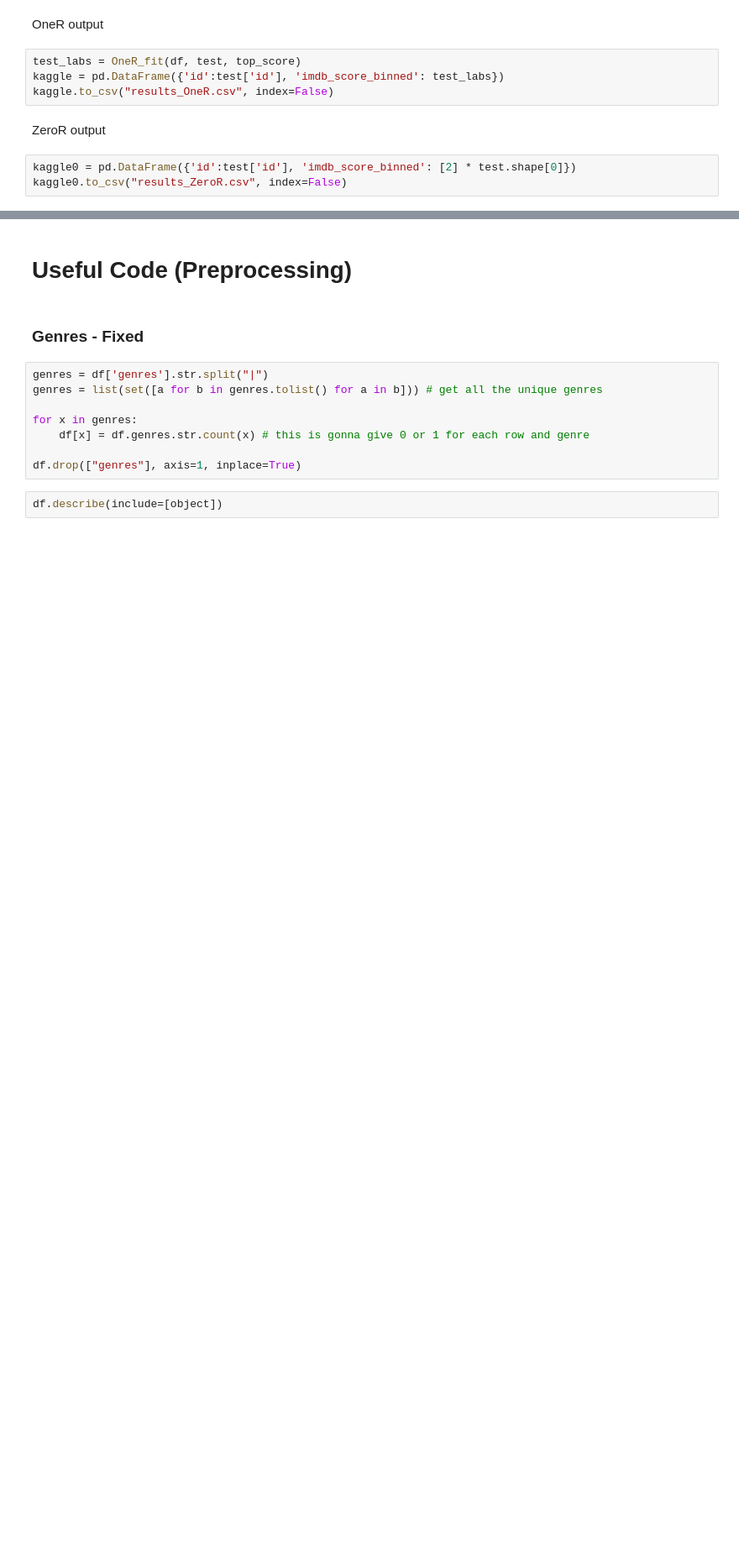
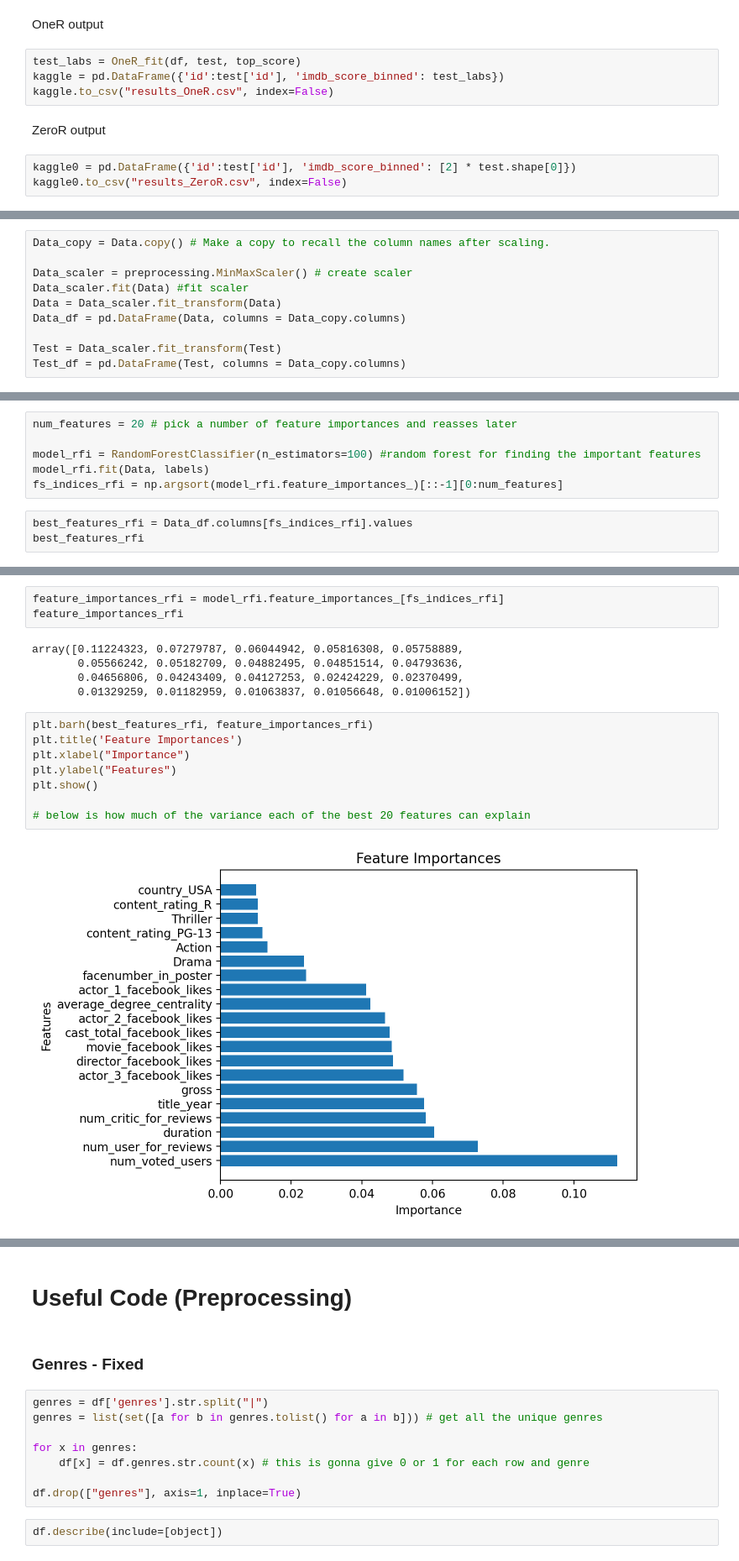
Before and after one commit to dithintheafternoon/ass2code, a Jupyter notebook: ass2 - jam.ipynb, the cells around one changed output, grey strips where cells are left out. Shown: that part at 84% size. Cells and saved outputs as stored; diff of their text form; blank space fills up the shorter version.

Commit message:
random forest and some pre processing stuff. also the results from all models so far.

```diff
--- a/ass2 - jam.ipynb
+++ b/ass2 - jam.ipynb
@@ -103,0 +144,10 @@ kaggle0.to_csv("results_ZeroR.csv", index=False)
+# %%
+Data_copy = Data.copy() # Make a copy to recall the column names after scaling.
+
+Data_scaler = preprocessing.MinMaxScaler() # create scaler
+Data_scaler.fit(Data) #fit scaler
+Data = Data_scaler.fit_transform(Data)
+Data_df = pd.DataFrame(Data, columns = Data_copy.columns)
+
+Test = Data_scaler.fit_transform(Test)
+Test_df = pd.DataFrame(Test, columns = Data_copy.columns)
@@ -103,0 +159,9 @@ kaggle0.to_csv("results_ZeroR.csv", index=False)
+# %%
+num_features = 20 # pick a number of feature importances and reasses later
+
+model_rfi = RandomForestClassifier(n_estimators=100) #random forest for finding the important features
+model_rfi.fit(Data, labels)
+fs_indices_rfi = np.argsort(model_rfi.feature_importances_)[::-1][0:num_features]
+# %%
+best_features_rfi = Data_df.columns[fs_indices_rfi].values
+best_features_rfi
@@ -103,0 +177,18 @@ kaggle0.to_csv("results_ZeroR.csv", index=False)
+# %%
+feature_importances_rfi = model_rfi.feature_importances_[fs_indices_rfi]
+feature_importances_rfi
+# %% [output]
+array([0.11224323, 0.07279787, 0.06044942, 0.05816308, 0.05758889,
+       0.05566242, 0.05182709, 0.04882495, 0.04851514, 0.04793636,
+       0.04656806, 0.04243409, 0.04127253, 0.02424229, 0.02370499,
+       0.01329259, 0.01182959, 0.01063837, 0.01056648, 0.01006152])
+# %%
+plt.barh(best_features_rfi, feature_importances_rfi)
+plt.title('Feature Importances')
+plt.xlabel("Importance")
+plt.ylabel("Features")
+plt.show()
+
+# below is how much of the variance each of the best 20 features can explain
+# %% [output]
+[figure, added]
```
Also changed, not shown: parts of 17 cells of this notebook, 5 other files.
